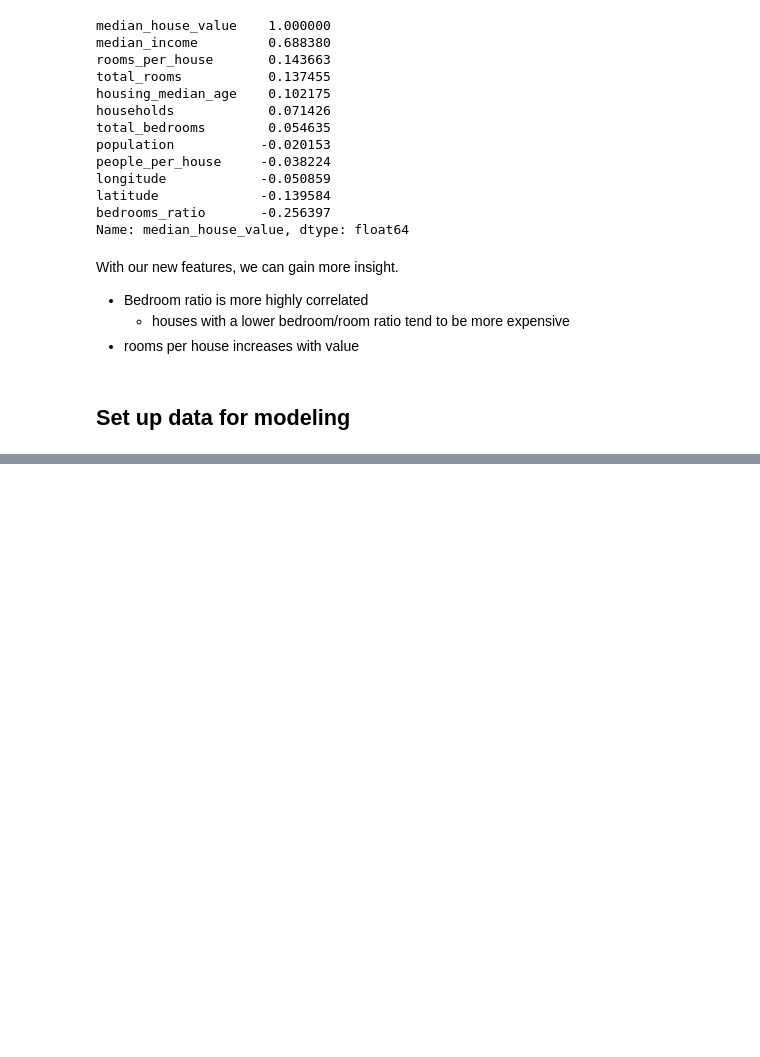
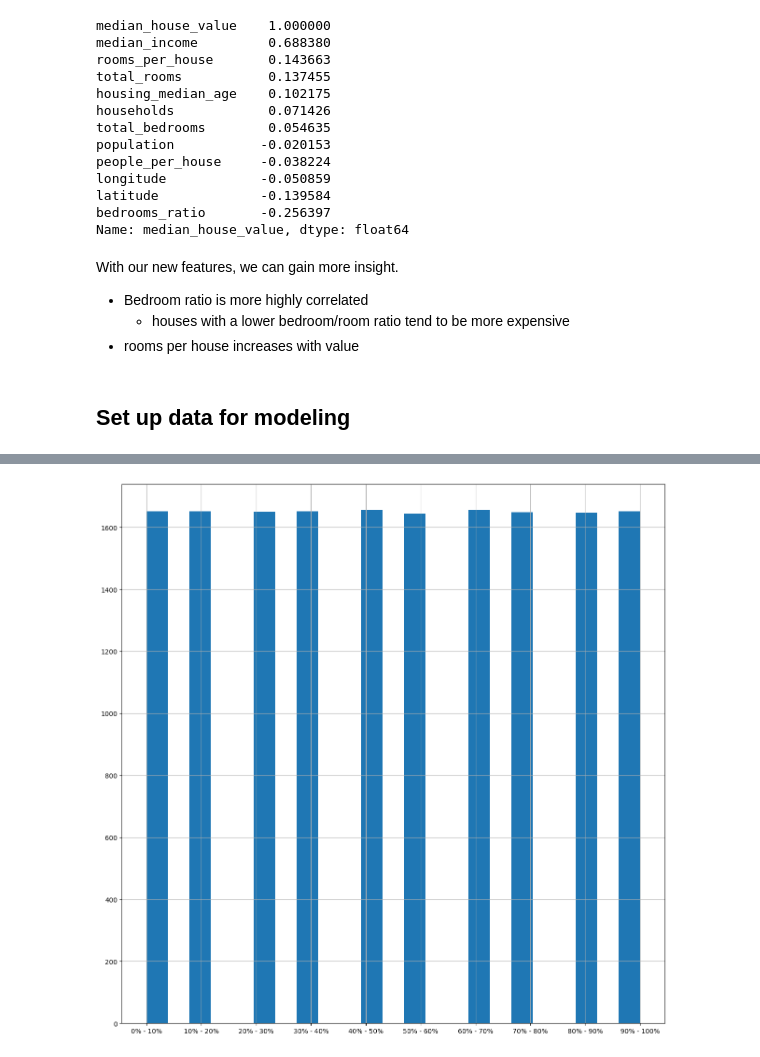
Before and after one commit to mduncan23/badal-book, a Jupyter notebook: Chapter 1 and 2.ipynb, the cells around one changed output, grey strips where cells are left out. Saved outputs shown, nothing was run; the diff lists cells and outputs as text; code cells hidden in the pictures; blank space fills up the shorter version.

```diff
--- a/Chapter 1 and 2.ipynb
+++ b/Chapter 1 and 2.ipynb
@@ -531,0 +780,2 @@ y= strat_train_set['median_house_value'].copy()
+# %%
+housing_num['pop_bins'] = pd.qcut(housing_num['population'],q=10, labels=labels)
@@ -531,0 +798,4 @@ y= strat_train_set['median_house_value'].copy()
+# %%
+housing_num.pop_bins.sort_values().hist(bins='auto', figsize=(15,15));
+# %% [output]
+[figure, added]
```
Also changed, not shown: parts of 46 cells of this notebook.
